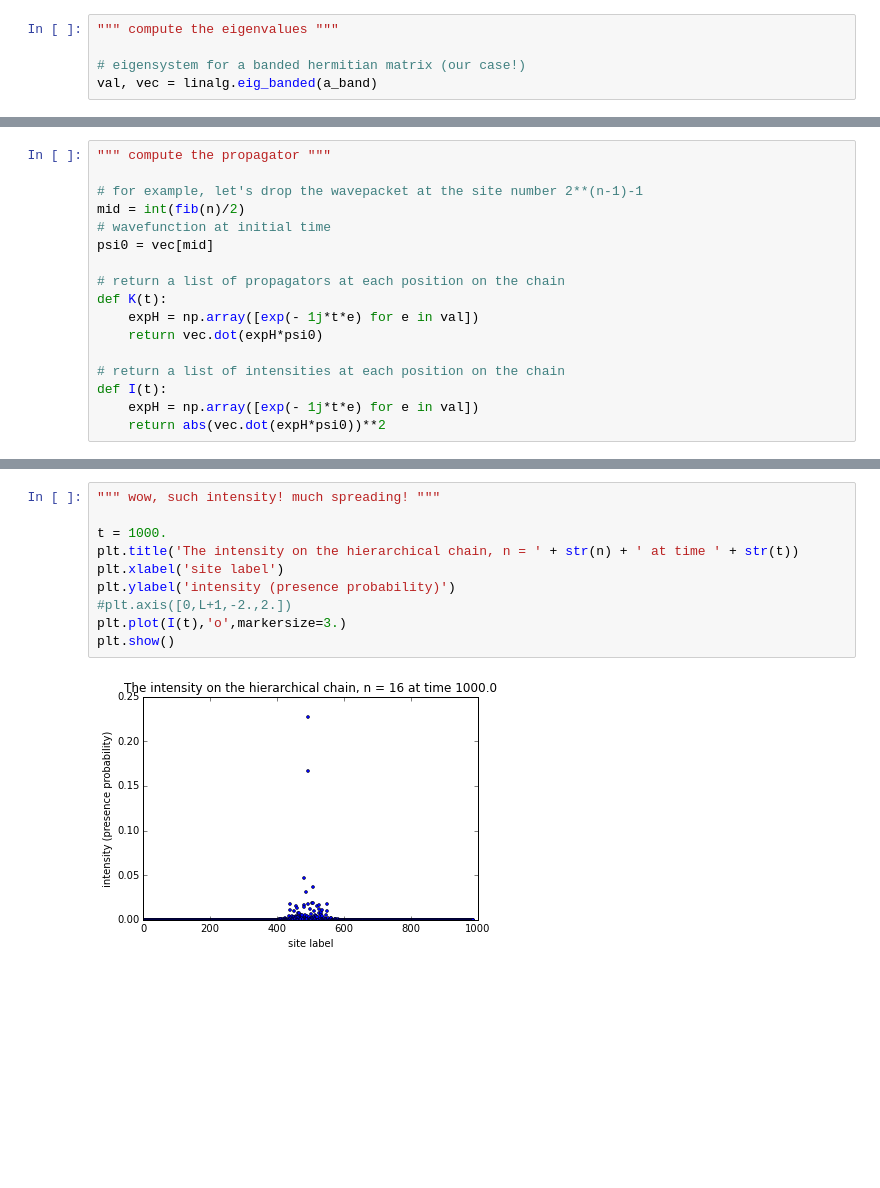
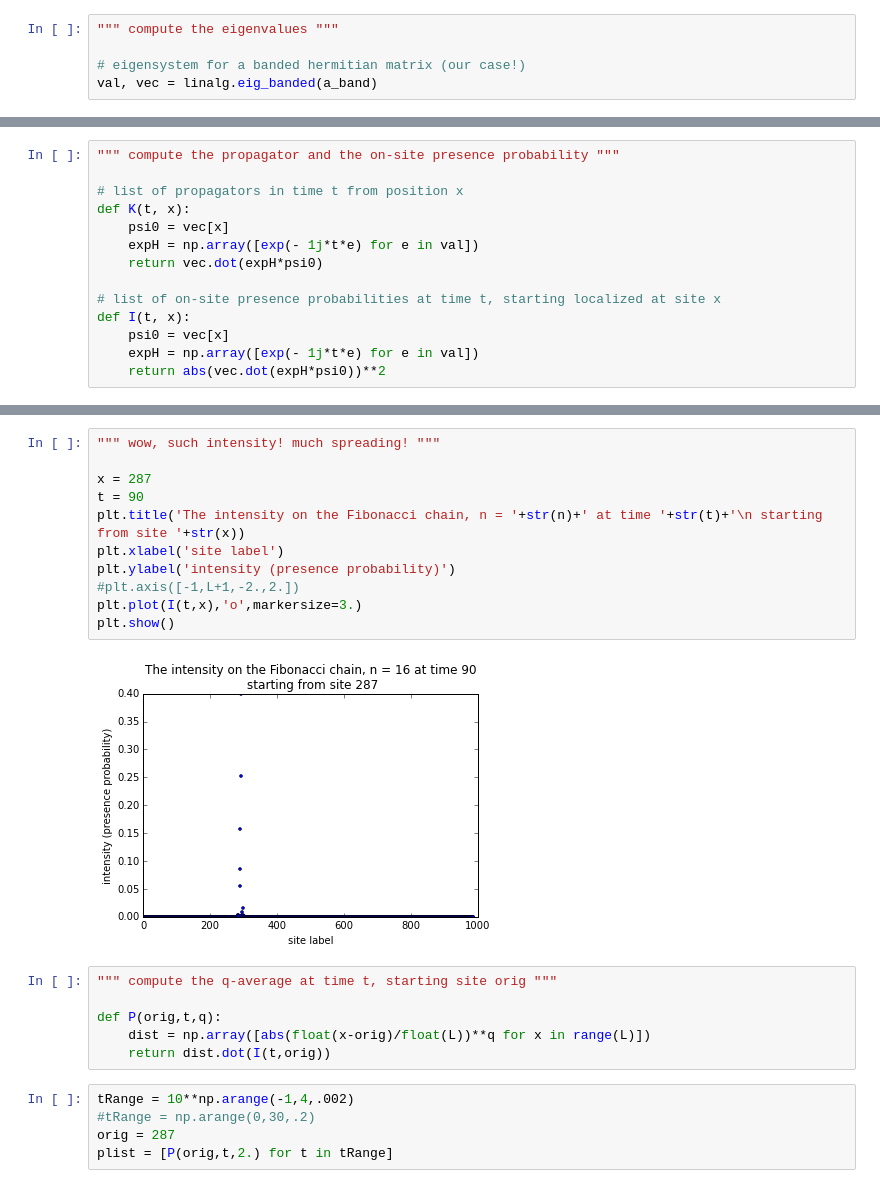
Before and after one commit to Yukee/spectrum_quasicrystals, a Jupyter notebook: Fibonacci/dynamics_wavepackets.ipynb, the cells around one changed output, grey strips where cells are left out. Cells and saved outputs as stored; diff of their text form; blank space fills up the shorter version.

```diff
--- a/Fibonacci/dynamics_wavepackets.ipynb
+++ b/Fibonacci/dynamics_wavepackets.ipynb
@@ -83,17 +99,14 @@ plt.show()
 # %%
-""" compute the propagator """
+""" compute the propagator and the on-site presence probability """
 
-# for example, let's drop the wavepacket at the site number 2**(n-1)-1
-mid = int(fib(n)/2)
-# wavefunction at initial time
-psi0 = vec[mid]
-
-# return a list of propagators at each position on the chain
-def K(t):
+# list of propagators in time t from position x
+def K(t, x):
+    psi0 = vec[x]
     expH = np.array([exp(- 1j*t*e) for e in val])
     return vec.dot(expH*psi0)
 
-# return a list of intensities at each position on the chain
-def I(t):
+# list of on-site presence probabilities at time t, starting localized at site x
+def I(t, x):
+    psi0 = vec[x]
     expH = np.array([exp(- 1j*t*e) for e in val])
     return abs(vec.dot(expH*psi0))**2
@@ -100,12 +121,24 @@ def I(t):
 # %%
 """ wow, such intensity! much spreading! """
 
-t = 1000.
-plt.title('The intensity on the hierarchical chain, n = ' + str(n) + ' at time ' + str(t))
+x = 287
+t = 90
+plt.title('The intensity on the Fibonacci chain, n = '+str(n)+' at time '+str(t)+'\n starting from site '+str(x))
 plt.xlabel('site label')
 plt.ylabel('intensity (presence probability)')
-#plt.axis([0,L+1,-2.,2.])
-plt.plot(I(t),'o',markersize=3.)
+#plt.axis([-1,L+1,-2.,2.])
+plt.plot(I(t,x),'o',markersize=3.)
 plt.show()
 # %% [output]
-[figure, old version]
+[figure, new version]
+# %%
+""" compute the q-average at time t, starting site orig """
+
+def P(orig,t,q):
+    dist = np.array([abs(float(x-orig)/float(L))**q for x in range(L)])
+    return dist.dot(I(t,orig))
+# %%
+tRange = 10**np.arange(-1,4,.002)
+#tRange = np.arange(0,30,.2)
+orig = 287
+plist = [P(orig,t,2.) for t in tRange]
```
Also changed, not shown: parts of 9 cells of this notebook, 1 other file.
